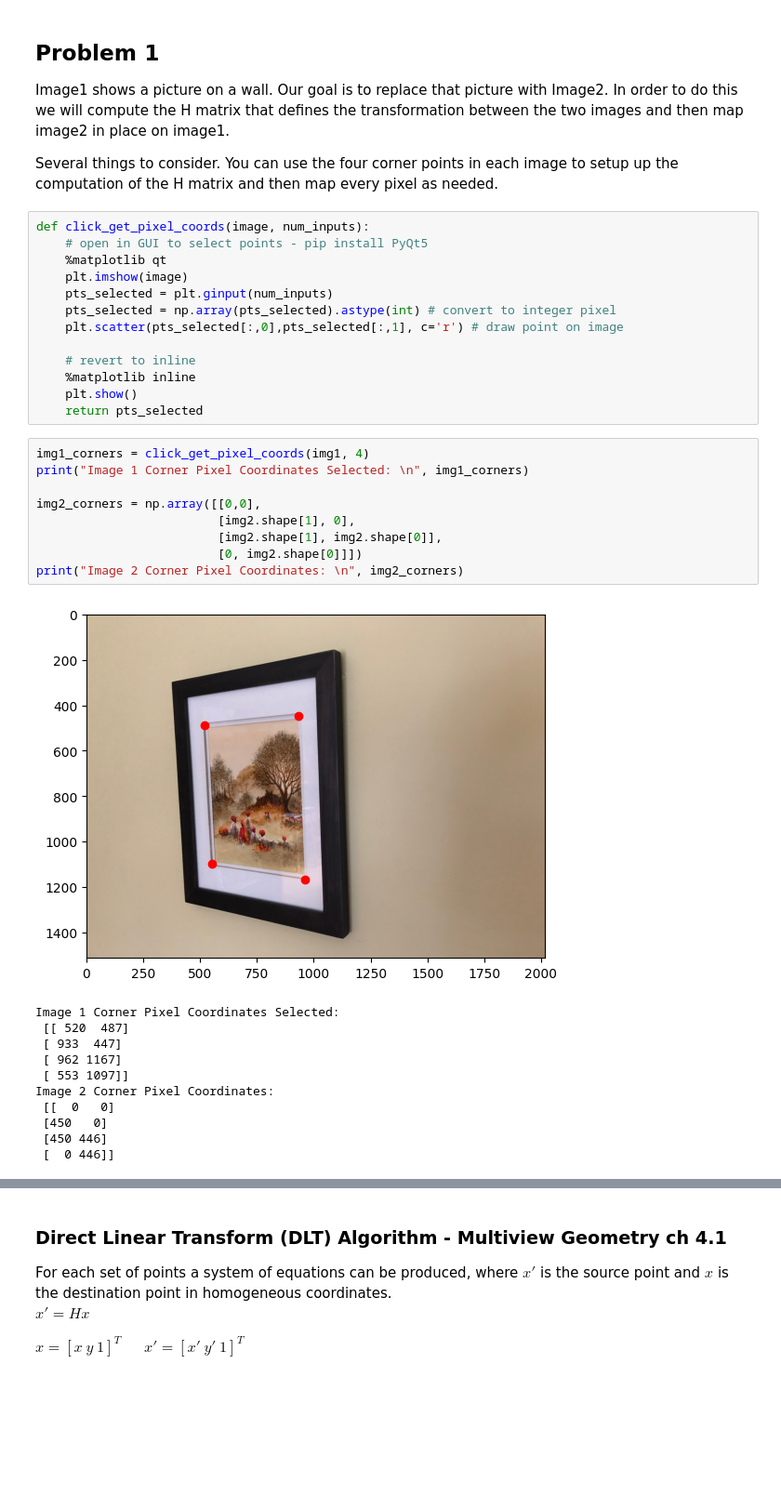
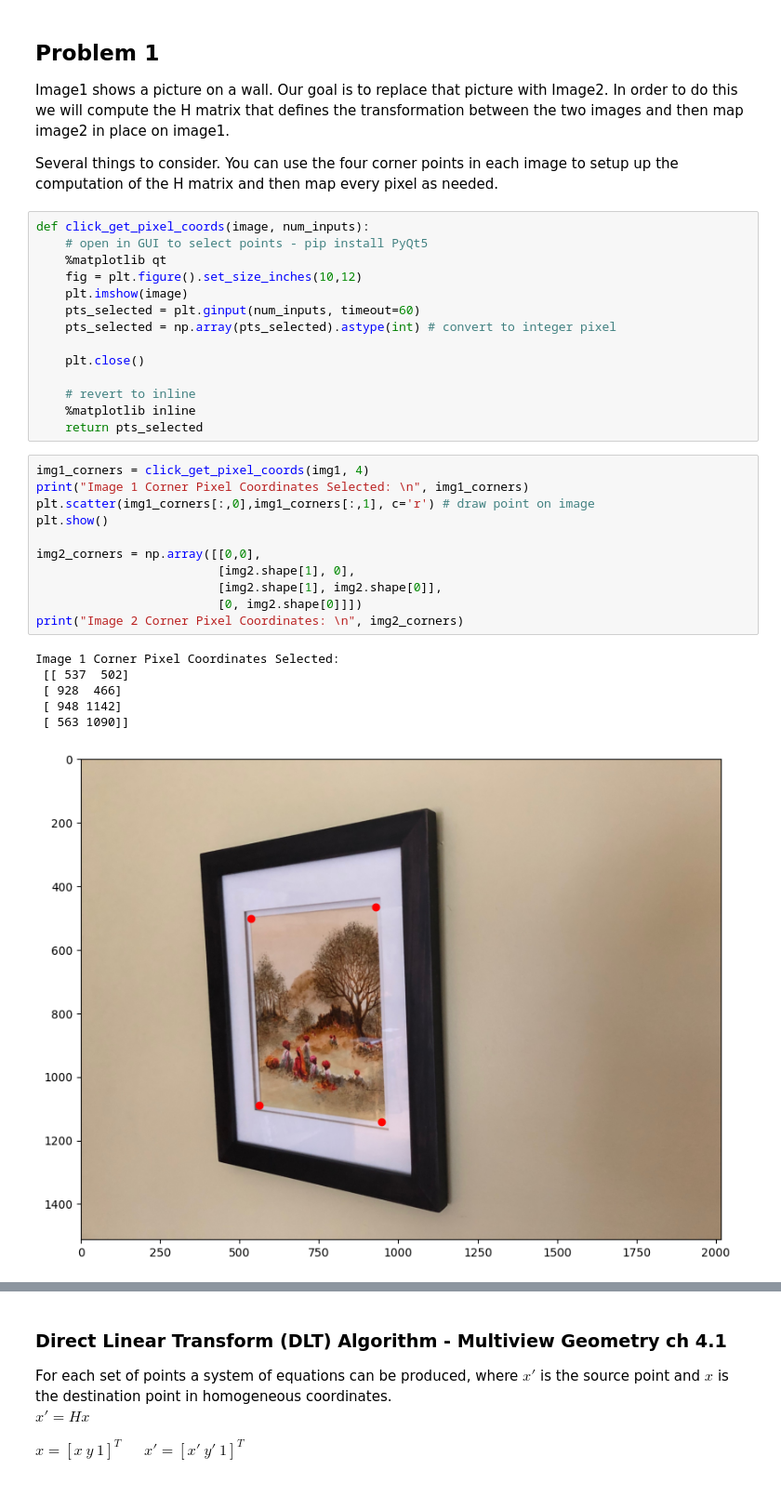
Before and after one commit to meuliano/AutonomousFieldRobotics, a Jupyter notebook: HW2/hw2_euliano.ipynb, the cells around one changed output, grey strips where cells are left out. Shown at 93% size. Cells and saved outputs as stored; diff of their text form; blank space fills up the shorter version.

```diff
--- a/HW2/hw2_euliano.ipynb
+++ b/HW2/hw2_euliano.ipynb
@@ -46,33 +46,31 @@ computation of the H matrix and then map every pixel as needed.
 def click_get_pixel_coords(image, num_inputs):
     # open in GUI to select points - pip install PyQt5
     %matplotlib qt
+    fig = plt.figure().set_size_inches(10,12)
     plt.imshow(image)
-    pts_selected = plt.ginput(num_inputs)
+    pts_selected = plt.ginput(num_inputs, timeout=60)
     pts_selected = np.array(pts_selected).astype(int) # convert to integer pixel
-    plt.scatter(pts_selected[:,0],pts_selected[:,1], c='r') # draw point on image
+
+    plt.close()
 
     # revert to inline
     %matplotlib inline
-    plt.show()
     return pts_selected
 # %%
 img1_corners = click_get_pixel_coords(img1, 4)
 print("Image 1 Corner Pixel Coordinates Selected: \n", img1_corners)
+plt.scatter(img1_corners[:,0],img1_corners[:,1], c='r') # draw point on image
+plt.show()
 
 img2_corners = np.array([[0,0],
                          [img2.shape[1], 0],
                          [img2.shape[1], img2.shape[0]],
                          [0, img2.shape[0]]])
 print("Image 2 Corner Pixel Coordinates: \n", img2_corners)
 # %% [output]
+Image 1 Corner Pixel Coordinates Selected:
+ [[ 537  502]
+ [ 928  466]
+ [ 948 1142]
+ [ 563 1090]]
-[figure, old version]
+[figure, new version]
-Image 1 Corner Pixel Coordinates Selected:
- [[ 520  487]
- [ 933  447]
- [ 962 1167]
- [ 553 1097]]
-Image 2 Corner Pixel Coordinates:
- [[  0   0]
- [450   0]
- [450 446]
- [  0 446]]
```
Also changed, not shown: parts of 12 cells of this notebook, 5 other files.
